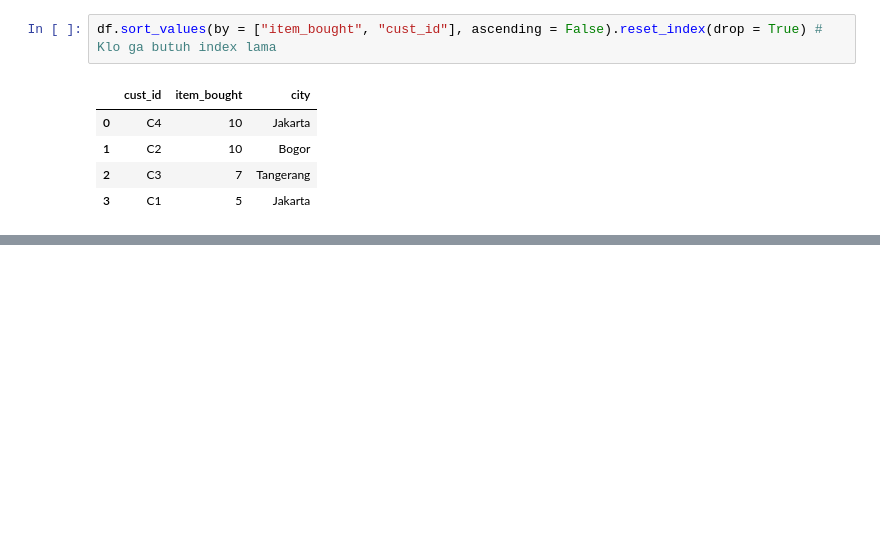
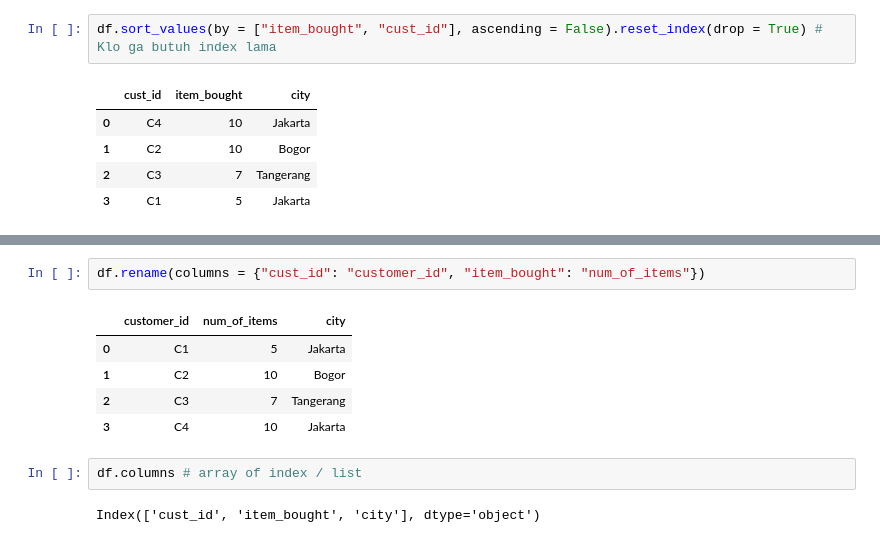
Before and after one commit to zanafiii/data-science-a-z, a Jupyter notebook: Part3_Working with Pandas & DataFrame.ipynb, the cells around one changed output, grey strips where cells are left out. Saved outputs shown, nothing was run; the diff lists cells and outputs as text; blank space fills up the shorter version.

Commit message:
rename pd columns

```diff
--- a/Part3_Working with Pandas & DataFrame.ipynb
+++ b/Part3_Working with Pandas & DataFrame.ipynb
@@ -356,0 +367,12 @@ df.sort_values(by = ["item_bought", "cust_id"], ascending = False).reset_index(d
+# %%
+df.rename(columns = {"cust_id": "customer_id", "item_bought": "num_of_items"})
+# %% [output]
+|  | customer_id | num_of_items | city |
+| 0 | C1 | 5 | Jakarta |
+| 1 | C2 | 10 | Bogor |
+| 2 | C3 | 7 | Tangerang |
+| 3 | C4 | 10 | Jakarta |
+# %%
+df.columns # array of index / list
+# %% [output]
+Index(['cust_id', 'item_bought', 'city'], dtype='object')
```
Also changed, not shown: parts of 2 cells of this notebook.
